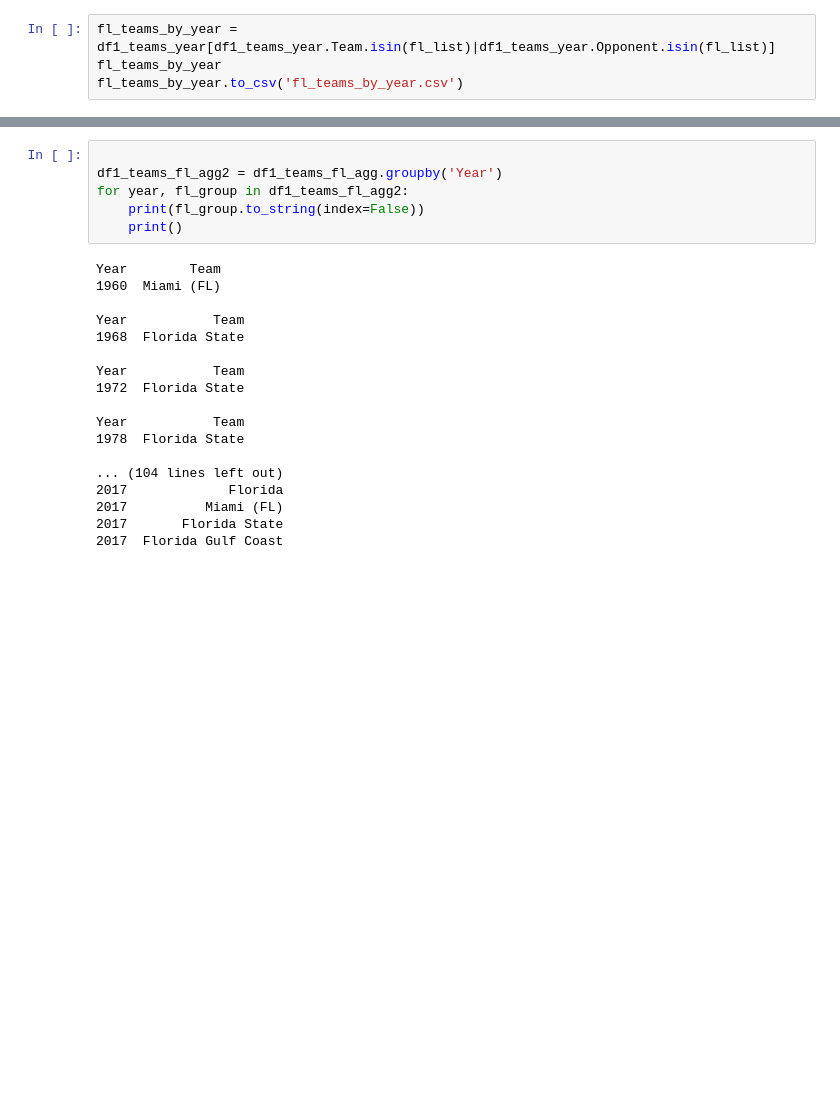
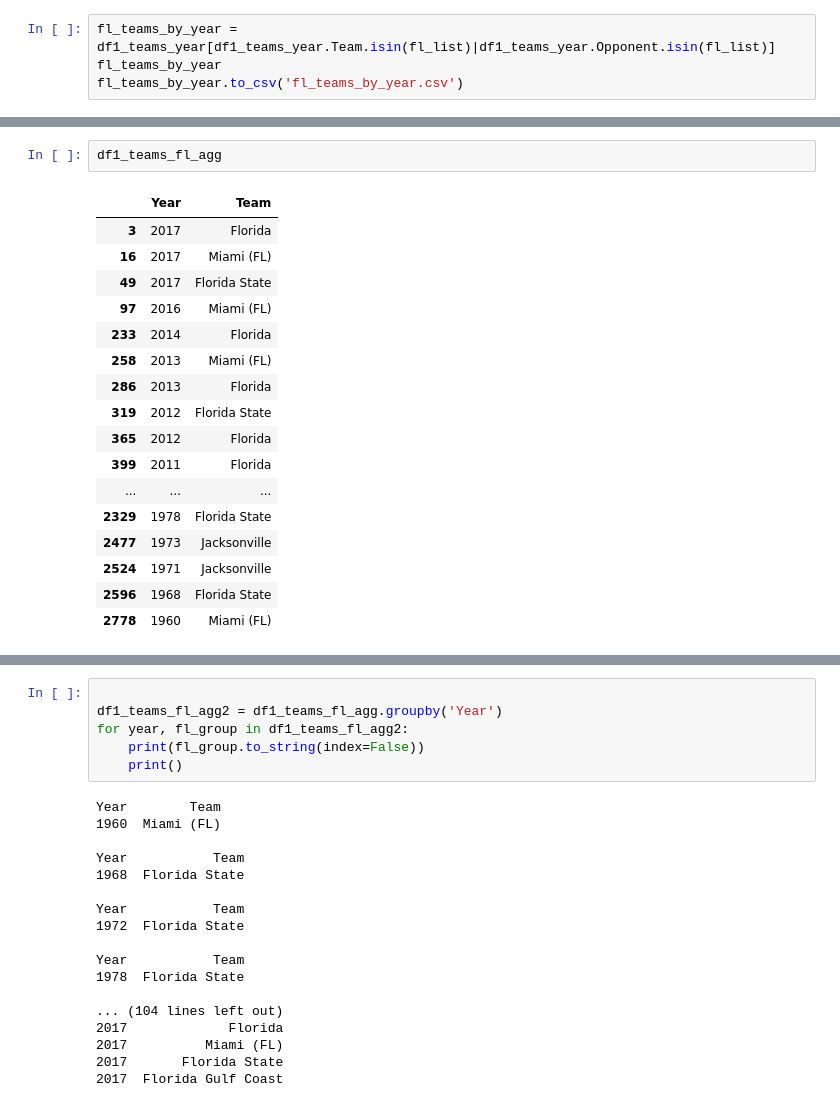
Before and after one commit to dholubek/ncaa_seeds, a Jupyter notebook: ncaa_all_years.ipynb, the cells around one changed output, grey strips where cells are left out. Drawn from its saved outputs; the diff is of its cells as text; blank space fills up the shorter version.

```diff
--- a/ncaa_all_years.ipynb
+++ b/ncaa_all_years.ipynb
@@ -161,2 +171,22 @@ final_count
 | 1968 | 1 |
 | 1960 | 1 |
+# %%
+df1_teams_fl_agg
+# %% [output]
+|  | Year | Team |
+| 3 | 2017 | Florida |
+| 16 | 2017 | Miami (FL) |
+| 49 | 2017 | Florida State |
+| 97 | 2016 | Miami (FL) |
+| 233 | 2014 | Florida |
+| 258 | 2013 | Miami (FL) |
+| 286 | 2013 | Florida |
+| 319 | 2012 | Florida State |
+| 365 | 2012 | Florida |
+| 399 | 2011 | Florida |
+| ... | ... | ... |
+| 2329 | 1978 | Florida State |
+| 2477 | 1973 | Jacksonville |
+| 2524 | 1971 | Jacksonville |
+| 2596 | 1968 | Florida State |
+| 2778 | 1960 | Miami (FL) |
```
Also changed, not shown: parts of 7 cells of this notebook, 4 other files.
